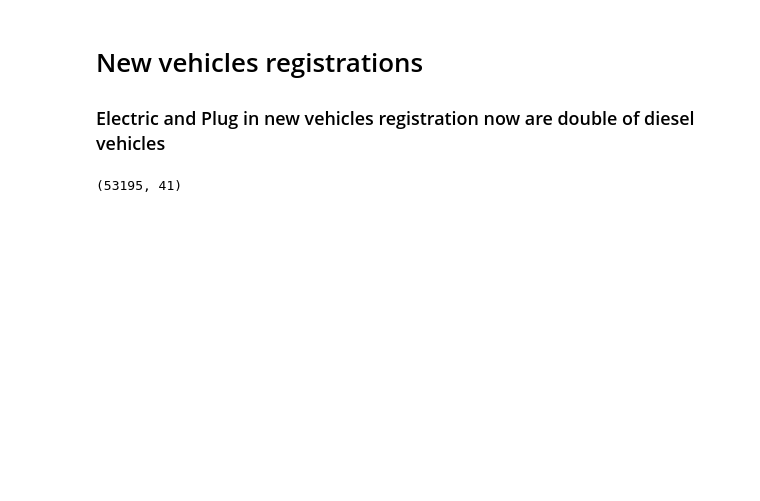
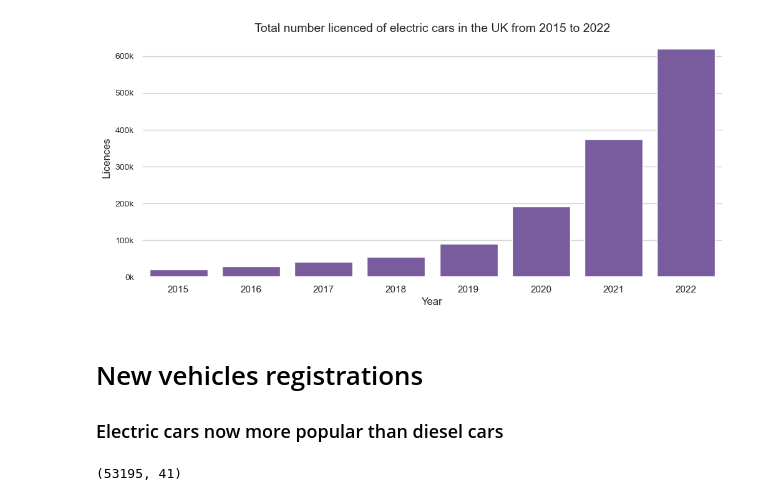
Before and after one commit to ssalazarheredia/vehicle_analysis, a Jupyter notebook: vehicle_analysis.ipynb, the cells around one changed output. Cells and saved outputs as stored; diff of their text form; code cells hidden in the pictures; blank space fills up the shorter version.

```diff
--- a/vehicle_analysis.ipynb
+++ b/vehicle_analysis.ipynb
@@ -18,0 +59,9 @@ As the market continues to increase we now need to analyse if the infrastructure
+# %%
+#Creat copy of dataframe
+fuel_licence=cars_licence.copy()
+#Filter for years between 2015 and 2022
+fuel_licence=fuel_licence[(fuel_licence['Year'].astype(int)>2014)&(fuel_licence['Year'].astype(int)<2023)&(fuel_licence['Quarter']=='Q4')]
+#Group by Fuel and Total Licences
+fuel_licence=fuel_licence.groupby(['Fuel','Year'])['Licences'].sum().reset_index(['Fuel','Year'])
+#Take a look to the first 10 rows of the dataframe
+fuel_licence.head(10)
@@ -19,6 +80,27 @@ As the market continues to increase we now need to analyse if the infrastructure
+# %%
+#Set size of the graph
+fig=plt.figure(figsize=(12,5))
+#Filter only for electric cars
+total_electric=fuel_licence[fuel_licence['Fuel']=='Battery electric']
+#Start the labels for the y axis
+y_ticks=range(0,700,100)
+#Set the title of the graph
+plt.title('Total number licenced of electric cars in the UK from 2015 to 2022',size=14)
+#Set the colour of the background
+sns.set(rc={'figure.facecolor':'white','axes.facecolor':'white'})
+#Create bar plot
+ax=sns.barplot(data=total_electric,x='Year',y='Licences',color='#7851a9')
+#Change colour of grid lines for the y axis
+ax.grid(color='lightgrey',axis='y')
+#Add % sign to the y axis labels and change fontsize
+ax.set_yticklabels(list(str(i) + 'k' for i in y_ticks),fontsize=10);
+#Save figure
+fig.savefig('graphs/total number licenced of electric cars in the UK.png')
+# %% [output]
+[figure, added]
 # %% [markdown]
 # New vehicles registrations
-### Electric and Plug in new vehicles registration now are double of diesel vehicles
+### Electric cars now more popular than diesel cars
 # %%
 #Import vehicle registration data
 veh_reg=pd.read_csv('data/vehicle_registration_2014Q3_2023Q2.csv')
```
Also changed, not shown: parts of 70 cells of this notebook, 1 other file.
